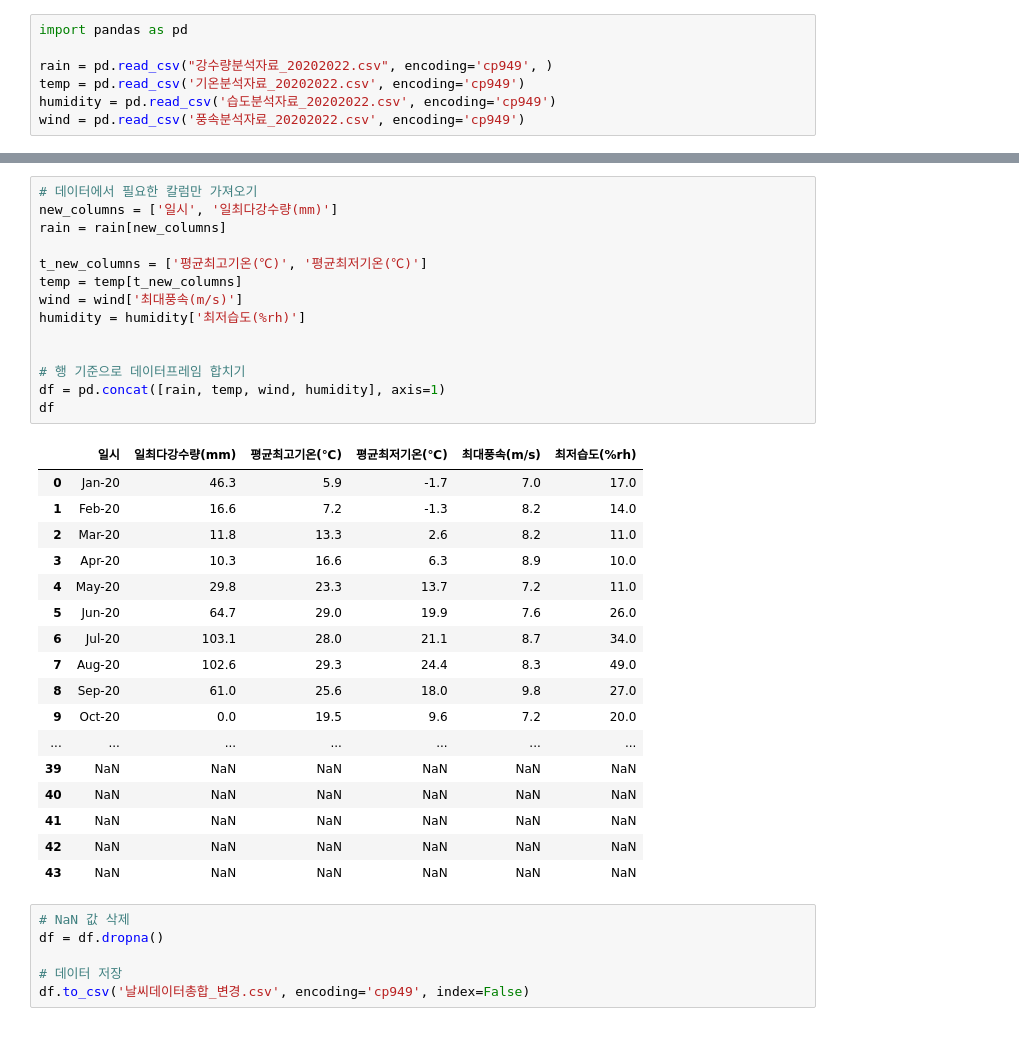
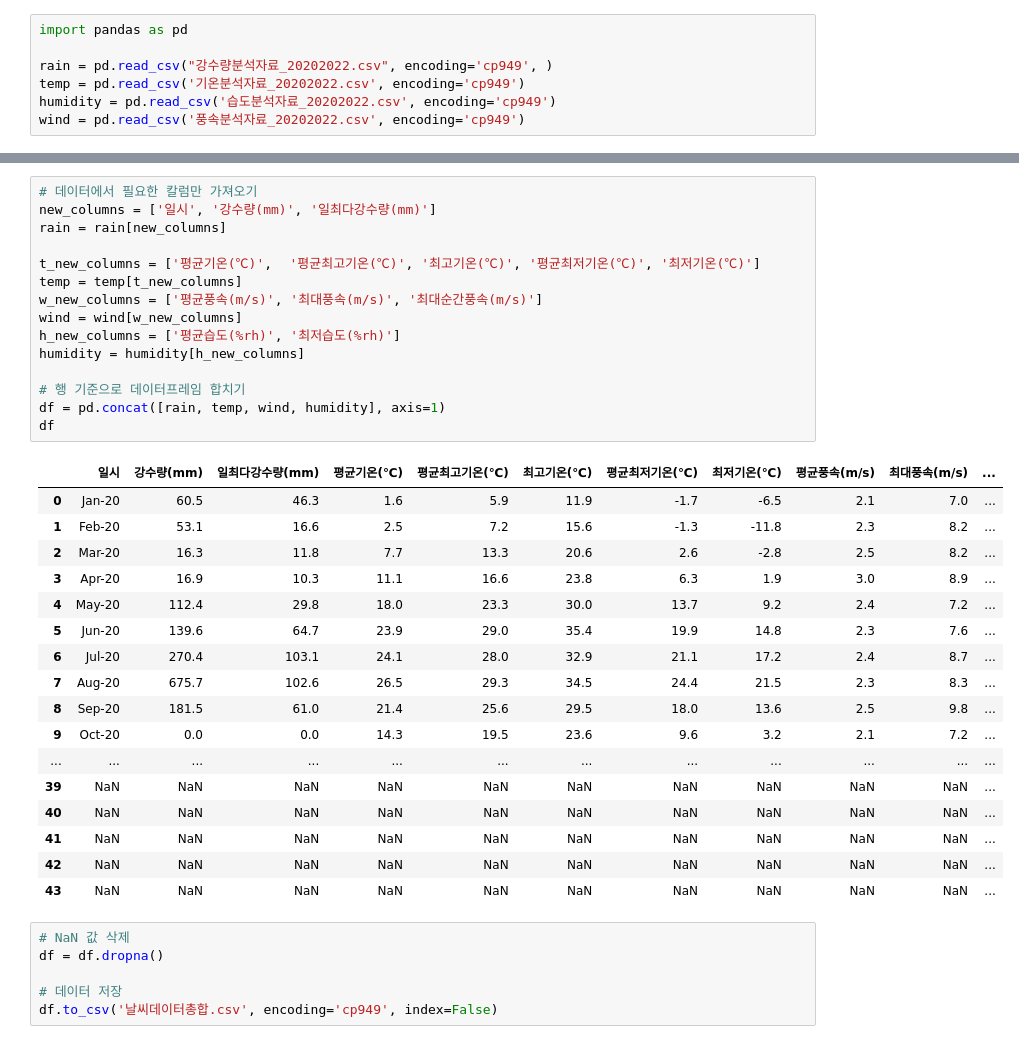
Before and after one commit to BanSugyeong/Crime-Alert-Service, a Jupyter notebook: machine learning/weather/weather.ipynb, the cells around one changed output, grey strips where cells are left out. Saved outputs shown, nothing was run; the diff lists cells and outputs as text.

```diff
--- a/machine learning/weather/weather.ipynb
+++ b/machine learning/weather/weather.ipynb
@@ -88,39 +44,40 @@ wind
 # %%
 # 데이터에서 필요한 칼럼만 가져오기
-new_columns = ['일시', '일최다강수량(mm)']
+new_columns = ['일시', '강수량(mm)', '일최다강수량(mm)']
 rain = rain[new_columns]
 
-t_new_columns = ['평균최고기온(℃)', '평균최저기온(℃)']
+t_new_columns = ['평균기온(℃)',	'평균최고기온(℃)', '최고기온(℃)', '평균최저기온(℃)', '최저기온(℃)']
 temp = temp[t_new_columns]
-wind = wind['최대풍속(m/s)']
-humidity = humidity['최저습도(%rh)']
-
+w_new_columns = ['평균풍속(m/s)', '최대풍속(m/s)', '최대순간풍속(m/s)']
+wind = wind[w_new_columns]
+h_new_columns = ['평균습도(%rh)', '최저습도(%rh)']
+humidity = humidity[h_new_columns]
 
 # 행 기준으로 데이터프레임 합치기
 df = pd.concat([rain, temp, wind, humidity], axis=1)
 df
 # %% [output]
-|  | 일시 | 일최다강수량(mm) | 평균최고기온(℃) | 평균최저기온(℃) | 최대풍속(m/s) | 최저습도(%rh) |
-| 0 | Jan-20 | 46.3 | 5.9 | -1.7 | 7.0 | 17.0 |
-| 1 | Feb-20 | 16.6 | 7.2 | -1.3 | 8.2 | 14.0 |
-| 2 | Mar-20 | 11.8 | 13.3 | 2.6 | 8.2 | 11.0 |
-| 3 | Apr-20 | 10.3 | 16.6 | 6.3 | 8.9 | 10.0 |
-| 4 | May-20 | 29.8 | 23.3 | 13.7 | 7.2 | 11.0 |
-| 5 | Jun-20 | 64.7 | 29.0 | 19.9 | 7.6 | 26.0 |
-| 6 | Jul-20 | 103.1 | 28.0 | 21.1 | 8.7 | 34.0 |
-| 7 | Aug-20 | 102.6 | 29.3 | 24.4 | 8.3 | 49.0 |
-| 8 | Sep-20 | 61.0 | 25.6 | 18.0 | 9.8 | 27.0 |
-| 9 | Oct-20 | 0.0 | 19.5 | 9.6 | 7.2 | 20.0 |
-| ... | ... | ... | ... | ... | ... | ... |
-| 39 | NaN | NaN | NaN | NaN | NaN | NaN |
-| 40 | NaN | NaN | NaN | NaN | NaN | NaN |
-| 41 | NaN | NaN | NaN | NaN | NaN | NaN |
-| 42 | NaN | NaN | NaN | NaN | NaN | NaN |
-| 43 | NaN | NaN | NaN | NaN | NaN | NaN |
+|  | 일시 | 강수량(mm) | 일최다강수량(mm) | 평균기온(℃) | 평균최고기온(℃) | 최고기온(℃) | 평균최저기온(℃) | 최저기온(℃) | 평균풍속(m/s) | 최대풍속(m/s) | ... |
+| 0 | Jan-20 | 60.5 | 46.3 | 1.6 | 5.9 | 11.9 | -1.7 | -6.5 | 2.1 | 7.0 | ... |
+| 1 | Feb-20 | 53.1 | 16.6 | 2.5 | 7.2 | 15.6 | -1.3 | -11.8 | 2.3 | 8.2 | ... |
+| 2 | Mar-20 | 16.3 | 11.8 | 7.7 | 13.3 | 20.6 | 2.6 | -2.8 | 2.5 | 8.2 | ... |
+| 3 | Apr-20 | 16.9 | 10.3 | 11.1 | 16.6 | 23.8 | 6.3 | 1.9 | 3.0 | 8.9 | ... |
+| 4 | May-20 | 112.4 | 29.8 | 18.0 | 23.3 | 30.0 | 13.7 | 9.2 | 2.4 | 7.2 | ... |
+| 5 | Jun-20 | 139.6 | 64.7 | 23.9 | 29.0 | 35.4 | 19.9 | 14.8 | 2.3 | 7.6 | ... |
+| 6 | Jul-20 | 270.4 | 103.1 | 24.1 | 28.0 | 32.9 | 21.1 | 17.2 | 2.4 | 8.7 | ... |
+| 7 | Aug-20 | 675.7 | 102.6 | 26.5 | 29.3 | 34.5 | 24.4 | 21.5 | 2.3 | 8.3 | ... |
+| 8 | Sep-20 | 181.5 | 61.0 | 21.4 | 25.6 | 29.5 | 18.0 | 13.6 | 2.5 | 9.8 | ... |
+| 9 | Oct-20 | 0.0 | 0.0 | 14.3 | 19.5 | 23.6 | 9.6 | 3.2 | 2.1 | 7.2 | ... |
+| ... | ... | ... | ... | ... | ... | ... | ... | ... | ... | ... | ... |
+| 39 | NaN | NaN | NaN | NaN | NaN | NaN | NaN | NaN | NaN | NaN | ... |
+| 40 | NaN | NaN | NaN | NaN | NaN | NaN | NaN | NaN | NaN | NaN | ... |
+| 41 | NaN | NaN | NaN | NaN | NaN | NaN | NaN | NaN | NaN | NaN | ... |
+| 42 | NaN | NaN | NaN | NaN | NaN | NaN | NaN | NaN | NaN | NaN | ... |
+| 43 | NaN | NaN | NaN | NaN | NaN | NaN | NaN | NaN | NaN | NaN | ... |
 # %%
 # NaN 값 삭제
 df = df.dropna()
 
 # 데이터 저장
-df.to_csv('날씨데이터총합_변경.csv', encoding='cp949', index=False)
+df.to_csv('날씨데이터총합.csv', encoding='cp949', index=False)
 # %%
```
Also changed, not shown: parts of 7 cells of this notebook, 2 other files.
